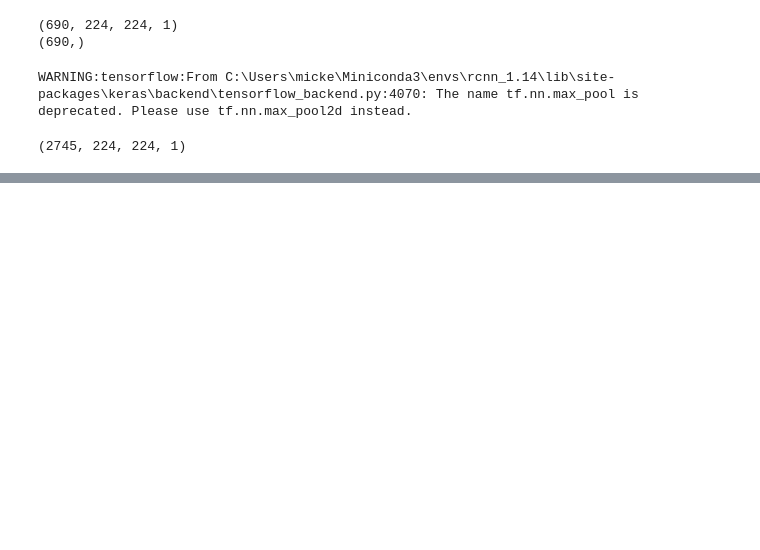
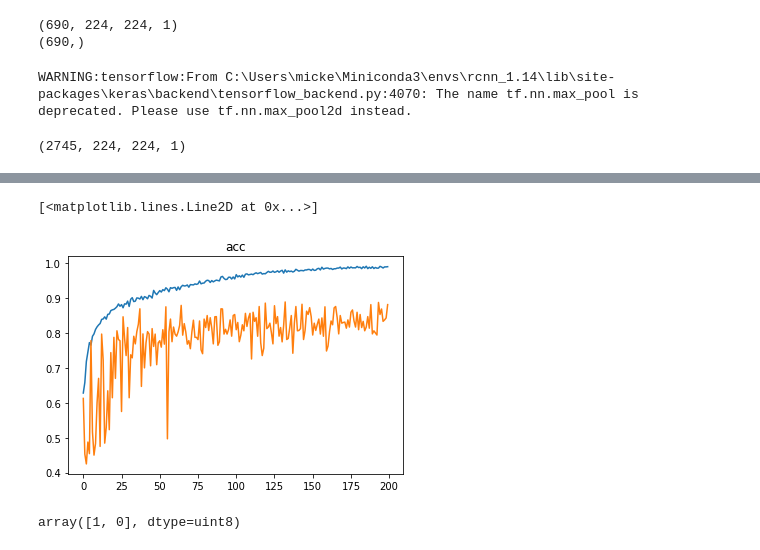
Before and after one commit to Jonghyun-2/Mask_RCNN, a Jupyter notebook: MassCalc_classification.ipynb, the cells around one changed output, grey strips where cells are left out. Saved outputs shown, nothing was run; the diff lists cells and outputs as text; code cells hidden in the pictures; blank space fills up the shorter version.

```diff
--- a/MassCalc_classification.ipynb
+++ b/MassCalc_classification.ipynb
@@ -193,0 +281,7 @@ model.save(r"./log_classification/00model.h5")
+# %%
+plt.title("acc")
+plt.plot(history["acc"],label="acc")
+plt.plot(history["val_acc"],label="val_acc")
+# %% [output]
+[<matplotlib.lines.Line2D at 0x...>]
+[figure, added]
@@ -193,0 +290,4 @@ model.save(r"./log_classification/00model.h5")
+# %%
+test_y[324]
+# %% [output]
+array([1, 0], dtype=uint8)
```
Also changed, not shown: parts of 30 cells of this notebook, 5 other files.
